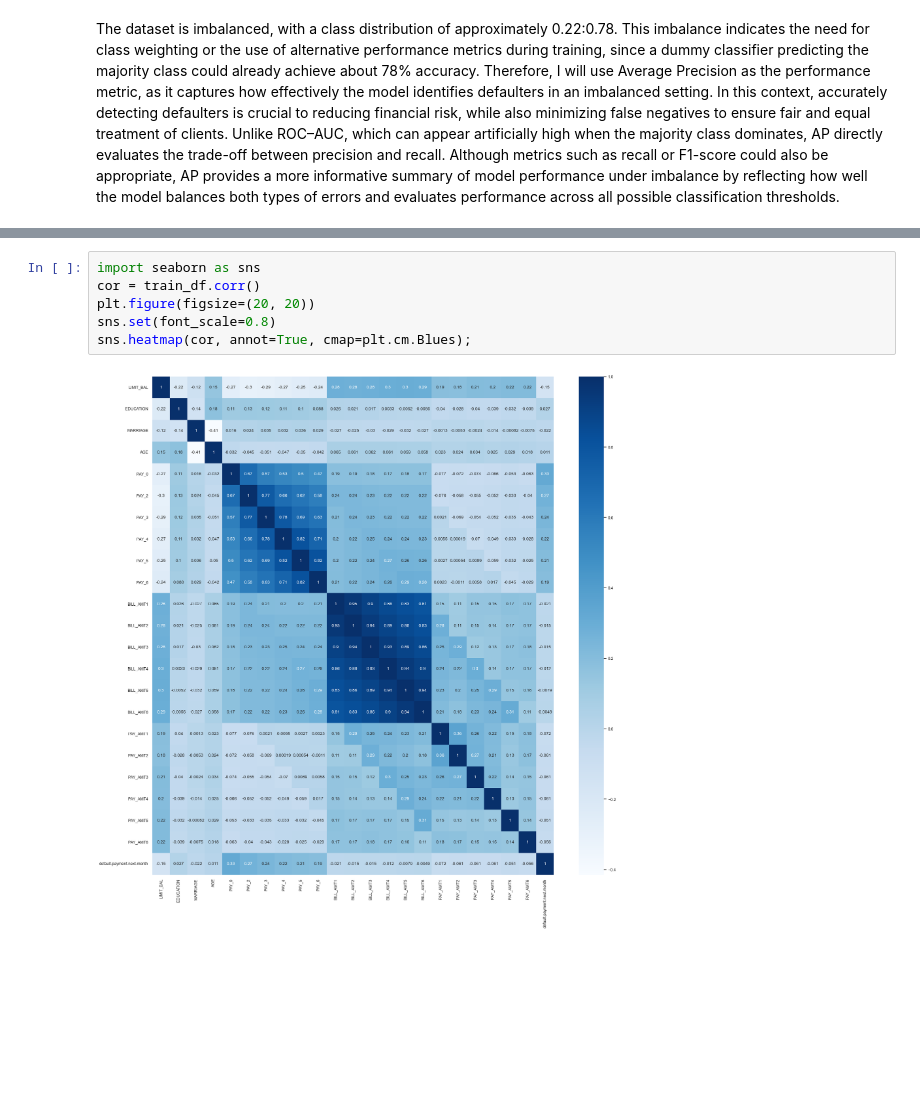
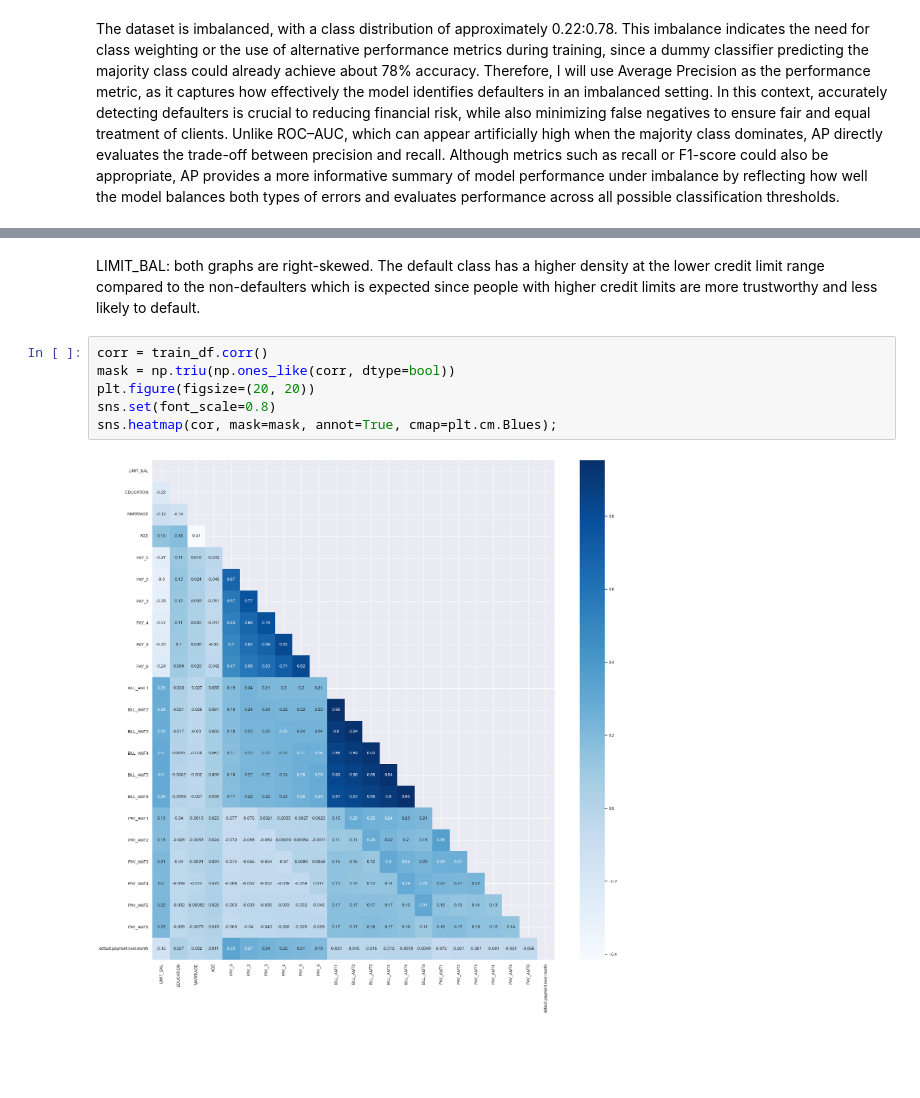
Before and after one commit to asharifo/cs330-hw5, a Jupyter notebook: hw5.ipynb, the cells around one changed output, grey strips where cells are left out. Drawn from its saved outputs; the diff is of its cells as text; blank space fills up the shorter version.

```diff
--- a/hw5.ipynb
+++ b/hw5.ipynb
@@ -361,11 +383,13 @@ Note: you may need to restart the kernel to use updated packages.
+# %% [markdown]
+LIMIT_BAL: both graphs are right-skewed. The default class has a higher density at the lower credit limit range compared to the non-defaulters which is expected since people with higher credit limits are more trustworthy and less likely to default.
 # %%
-import seaborn as sns
-cor = train_df.corr()
+corr = train_df.corr()
+mask = np.triu(np.ones_like(corr, dtype=bool))
 plt.figure(figsize=(20, 20))
 sns.set(font_scale=0.8)
-sns.heatmap(cor, annot=True, cmap=plt.cm.Blues);
+sns.heatmap(cor, mask=mask, annot=True, cmap=plt.cm.Blues);
 # %% [output]
-[figure, old version]
+[figure, new version]
 # %% [markdown]
 <!-- END QUESTION -->
 
```
Also changed, not shown: parts of 17 cells of this notebook, 1 other file.
